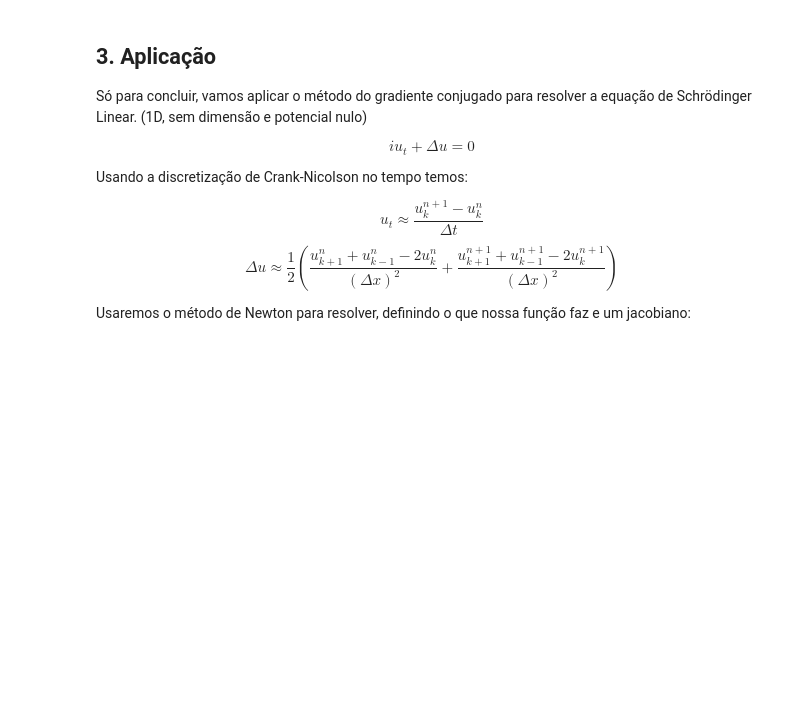
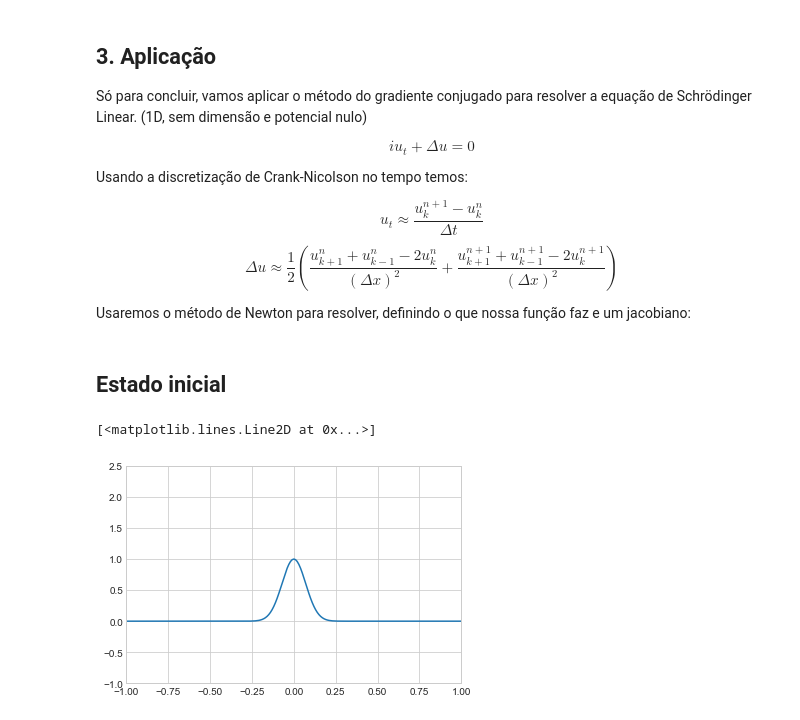
Before and after one commit to FelipeEd/Tp-ALN, a Jupyter notebook: Untitled-1.ipynb, the cells around one changed output. Cells and saved outputs as stored; diff of their text form; code cells hidden in the pictures; blank space fills up the shorter version.

```diff
--- a/Untitled-1.ipynb
+++ b/Untitled-1.ipynb
@@ -464,0 +488,2 @@ Usaremos o método de Newton para resolver, definindo o que nossa função faz e
+# %% [markdown]
+## Estado inicial
@@ -464,0 +495,45 @@ Usaremos o método de Newton para resolver, definindo o que nossa função faz e
+# %%
+mesh = np.zeros([Nt,Nx]).astype(np.complex128)
+mesh[0:] = ini_cond
+
+
+@numba.jit(nopython=True)
+def calcG(u_n0, u_n1): # Conhecemos U_n0, e vamos aproximar U_n1
+    G = np.zeros(Nx,dtype=np.complex128)
+    for k in range(1,Nx-1):
+        G[k] = u_n1[k] - u_n0[k] - 1j*dt/(2*(dx**2))*(u_n0[k+1] + u_n0[k-1] - 2*u_n0[k] + u_n1[k+1] + u_n1[k-1] - 2*u_n1[k])
+    return G
+
+
+def calcJac(u_n0, u_n1):
+    main_diag = np.zeros(Nx, dtype=np.complex128)
+    other_diags = np.full(Nx-1, -1j * dt / (2 * (dx)**2))
+    for i in range(Nx):
+        main_diag[i] = 1 + -1j * dt/(dx**2)
+    return scipy.sparse.diags([main_diag, other_diags, other_diags],[0,1,-1], format = 'csc',dtype=np.complex128)
+
+
+def newton_method(X0, X, function, jacobian, maxIter = 1e5, tol = 1e-10):
+    for i in range(int(maxIter)):
+        J = jacobian(X0, X)[1:-1,1:-1]
+        Y = function(X0, X)[1:-1]
+
+        dX = gradConj(np.zeros(J.shape[0]),J,Y,printIters=False)[0]
+
+        X[1:-1] -= dX
+        if np.linalg.norm(dX) < tol:
+            break
+
+    return X
+# %%
+guess = np.zeros(Nx).astype(np.complex128)
+# guess[1:-1] = np.random.rand(Nx-2).astype(np.complex128)*10 + np.random.rand(Nx-2).astype(np.complex128)*10j
+
+test = newton_method(mesh[0], guess, calcG, calcJac)
+
+plt.xlim(X[0], X[-1])
+plt.ylim(-1,2.5)
+plt.plot(X,np.absolute(test)**2)
+# %% [output]
+[<matplotlib.lines.Line2D at 0x...>]
+[figure, added]
```
Also changed, not shown: parts of 8 cells of this notebook, 1 other file.
